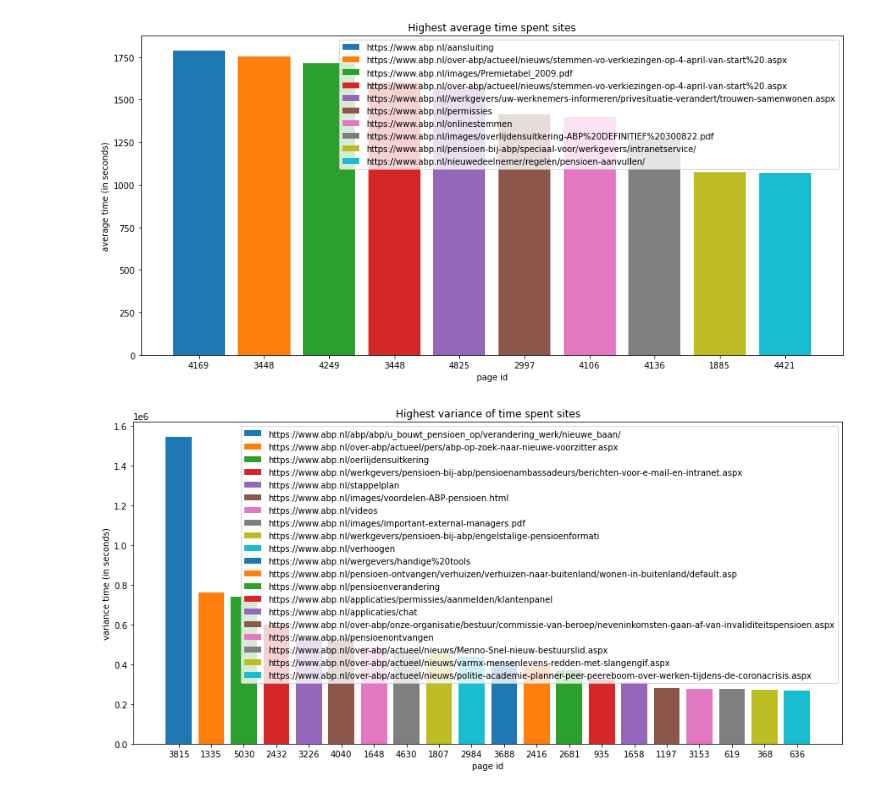
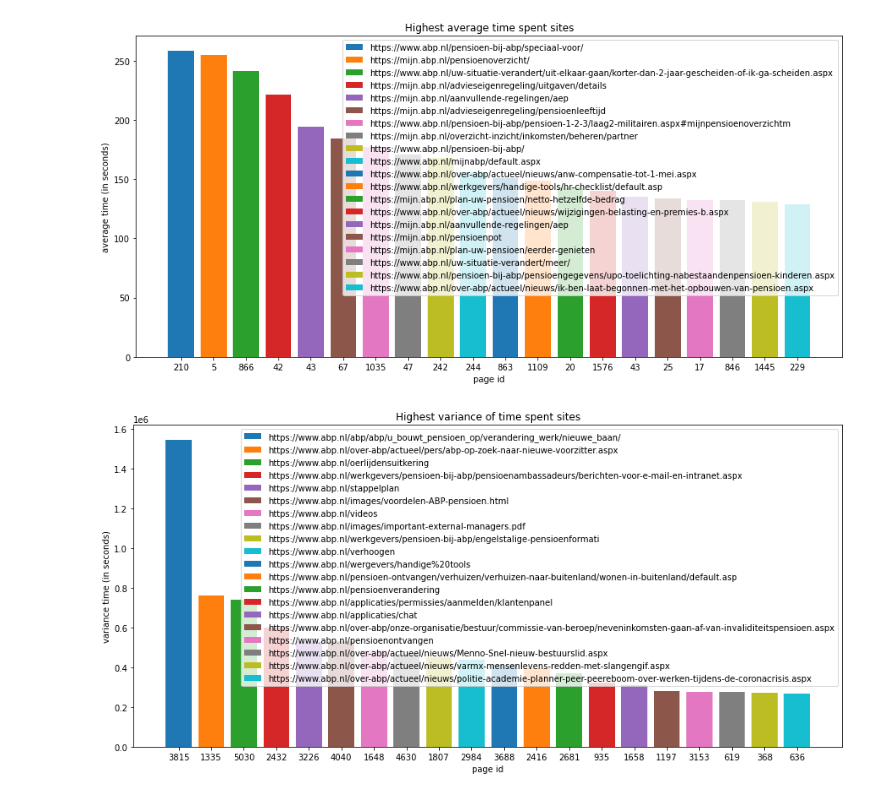
Before and after one commit to MatthewFoster02/3-1-APG-Digital-Exit-Strategy, a Jupyter notebook: src/main/time_spent_visualization.ipynb, the cells around one changed output. Saved outputs shown, nothing was run; the diff lists cells and outputs as text; code cells hidden in the pictures.

Commit message:
temp

```diff
--- a/src/main/time_spent_visualization.ipynb
+++ b/src/main/time_spent_visualization.ipynb
@@ -23,27 +24,28 @@ def load_time_spent_to_list(size, url_infos, time_infos):
 
     return temp
 
-def get_average_list(given_lists):
-    avg_time_spent_list = []
-    for given_list in given_lists:
-        if len(given_list) == 0:
-            avg_time_spent_list.append(0)
-        else:
-            avg_value = int(sum(given_list) / len(given_list)) # would it be better to keep this as float?
-            avg_time_spent_list.append(avg_value)
-
+def get_average_list(given_lists, lower):
+    avg_time_spent_list = [int(sum(given_list) / len(given_list)) if len(given_list) > lower else 0 for given_list in given_lists]
     return avg_time_spent_list
 
+def get_freq_list(given_lists):
+    freq_of_time_spent_list = [len(given_list) for given_list in given_lists]
+    return freq_of_time_spent_list
+
+def get_confidence_interval(given_list): # not useful right now
+    temp = given_list.copy()
+    m = np.mean(temp)
+    s = np.std(temp)
+    dof = len(temp)-1
+    confidence = 0.95
+
+    t_crit = np.abs(t.ppf((1-confidence)/2,dof))
+
+    return [m-s*t_crit/np.sqrt(len(temp)), m+s*t_crit/np.sqrt(len(temp))] # returns lower-bound and upper-bound
+
 def get_var_list(given_lists):
-    avg_time_spent_list = []
-    for given_list in given_lists:
-        if len(given_list) == 0: # to avoid division by 0 error
-            avg_time_spent_list.append(0)
-        else:
-            avg_value = np.var(given_list) # would it be better to keep this as float?
-            avg_time_spent_list.append(avg_value)
-
-    return avg_time_spent_list
+    var_time_spent_list = [np.var(given_list) if len(given_list) != 0 else 0 for given_list in given_lists]
+    return var_time_spent_list
 
 # this will allow us to get top N of any list with it's urls too (assuming index represents the id of page)
 def get_top_N(elements, size):
@@ -104,31 +140,31 @@ info_list = load_time_spent_to_list(len(url_references['id']), df["url_id_path"]
 # %%
 # this part is for finding out the top N the highest averages
 
 # deciding how much far we want to go
 size = 20
 
-avg_list = get_average_list(info_list)
+avg_list = get_average_list(info_list, 3679)
 [sorted_avg_list, urls_of_sorted_avg, indexes_of_sorted_avg] = get_top_N(avg_list, size)
 
 fig = plt.subplots(figsize = (15,7))
 
  # plt.bar(indexes_of_sorted_avg[-size:], sorted_avg_list[-size:])
 
 xs = np.arange(len(indexes_of_sorted_avg))
 plt.xticks(xs, indexes_of_sorted_avg)
 
 for i, x in enumerate(xs):
     plt.bar(i, sorted_avg_list[x])
 
 labels = urls_of_sorted_avg
 plt.title('Highest average time spent sites')
 plt.xlabel('page id')
 plt.ylabel('average time (in seconds)')
 plt.legend(labels)
 
 plt.savefig('top_20_avg_time_spent_sites.pdf')
 # %% [output]
-[figure, old version]
+[figure, new version]
 # %%
 # this part is for finding out the top N the highest variances
 
```
Also changed, not shown: parts of 4 cells of this notebook.
